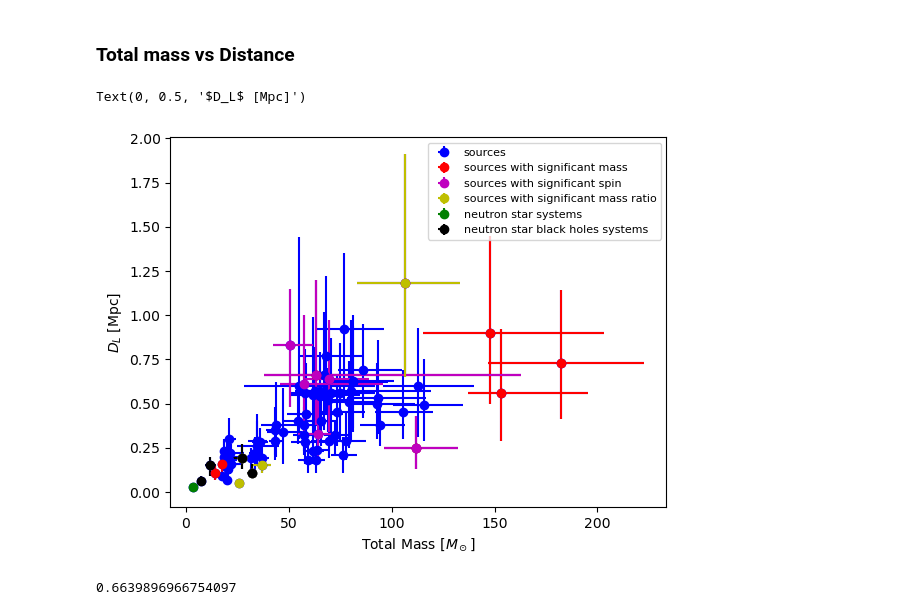
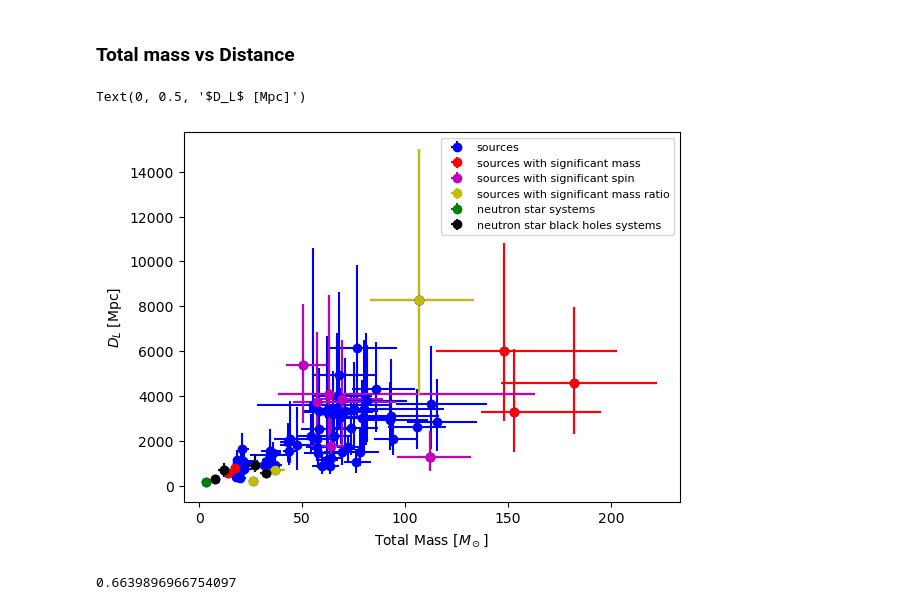
Before and after one commit to Sareva00/LIGO-project, a Jupyter notebook: properties.ipynb, the cells around one changed output. Cells and saved outputs as stored; diff of their text form; code cells hidden in the pictures.

```diff
--- a/properties.ipynb
+++ b/properties.ipynb
@@ -378,13 +378,13 @@ Text(0, 0.5, 'Total Mass [$M_\\odot$]')
 # %% [markdown]
 ### Total mass vs Distance
 # %%
-graph( "total_mass", "redshift", "total_mass_lw", "total_mass_up","redshift_lw", "redshift_up")
+graph("total_mass","luminosity_distance", "total_mass_lw", "total_mass_up", "luminosity_distance_lw", "luminosity_distance_up")
 
 plt.xlabel ('Total Mass [$M_\odot$]')
 plt.ylabel ('$D_L$ [Mpc]')
 # %% [output]
 Text(0, 0.5, '$D_L$ [Mpc]')
-[figure, old version]
+[figure, new version]
 # %%
 correlation("luminosity_distance", "total_mass")
 # %% [output]
```
Also changed, not shown: parts of 7 cells of this notebook, 2 other files.
